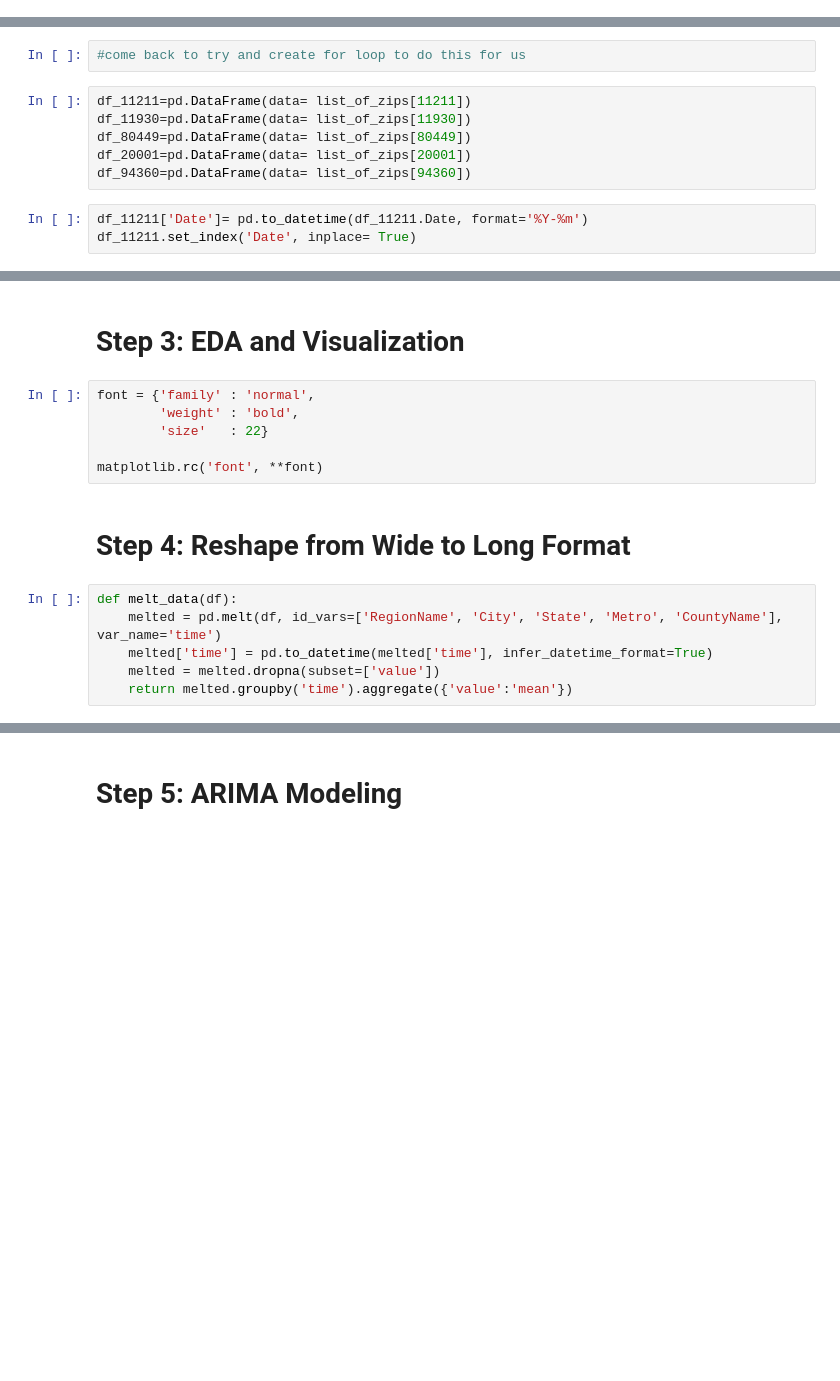
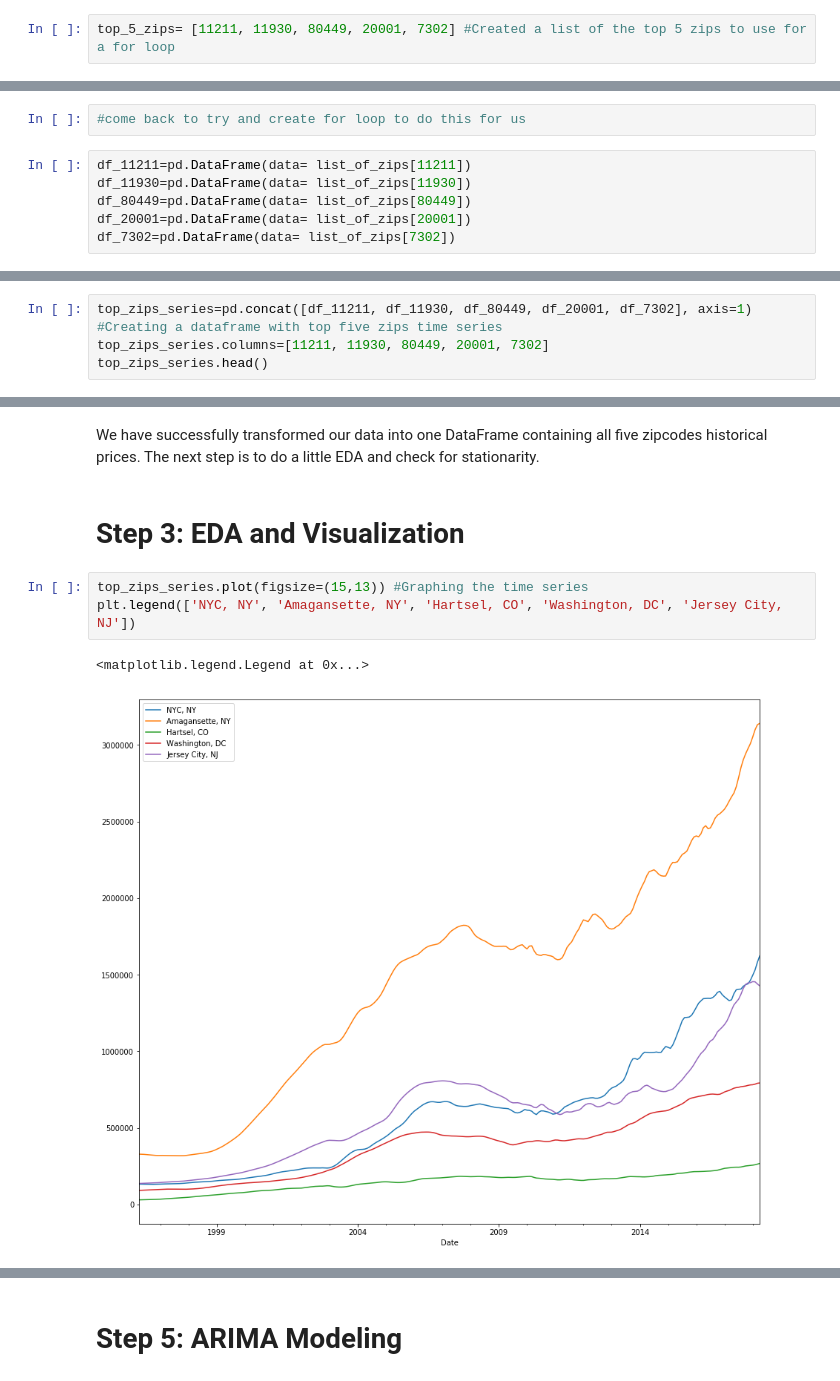
Before and after one commit to gabertooth/dsc-mod-4-project-online-ds-pt-021119, a Jupyter notebook: mod_4_starter_notebook.ipynb, the cells around one changed output, grey strips where cells are left out. Cells and saved outputs as stored; diff of their text form; blank space fills up the shorter version.

```diff
--- a/mod_4_starter_notebook.ipynb
+++ b/mod_4_starter_notebook.ipynb
@@ -109 +173,3 @@ top_5_zips= [11211, 11930, 80449, 20001, 94360]
+# %%
+top_5_zips= [11211, 11930, 80449, 20001, 7302] #Created a list of the top 5 zips to use for a for loop
 # %%
@@ -121,7 +207,4 @@ df_11211=pd.DataFrame(data= list_of_zips[11211])
 df_11930=pd.DataFrame(data= list_of_zips[11930])
 df_80449=pd.DataFrame(data= list_of_zips[80449])
 df_20001=pd.DataFrame(data= list_of_zips[20001])
-df_94360=pd.DataFrame(data= list_of_zips[94360])
+df_7302=pd.DataFrame(data= list_of_zips[7302])
-# %%
-df_11211['Date']= pd.to_datetime(df_11211.Date, format='%Y-%m')
-df_11211.set_index('Date', inplace= True)
@@ -152,0 +225,4 @@ def get_datetimes(df):
+# %%
+top_zips_series=pd.concat([df_11211, df_11930, df_80449, df_20001, df_7302], axis=1) #Creating a dataframe with top five zips time series
+top_zips_series.columns=[11211, 11930, 80449, 20001, 7302]
+top_zips_series.head()
@@ -153,16 +237,10 @@ def get_datetimes(df):
+# %% [markdown]
+We have successfully transformed our data into one DataFrame containing all five zipcodes historical prices. The next step is to do a little EDA and check for stationarity.
 # %% [markdown]
 # Step 3: EDA and Visualization
-# %%
-font = {'family' : 'normal',
-        'weight' : 'bold',
-        'size'   : 22}
-
-matplotlib.rc('font', **font)
-# %% [markdown]
-# Step 4: Reshape from Wide to Long Format
-# %%
-def melt_data(df):
-    melted = pd.melt(df, id_vars=['RegionName', 'City', 'State', 'Metro', 'CountyName'], var_name='time')
-    melted['time'] = pd.to_datetime(melted['time'], infer_datetime_format=True)
-    melted = melted.dropna(subset=['value'])
-    return melted.groupby('time').aggregate({'value':'mean'})
+# %%
+top_zips_series.plot(figsize=(15,13)) #Graphing the time series
+plt.legend(['NYC, NY', 'Amagansette, NY', 'Hartsel, CO', 'Washington, DC', 'Jersey City, NJ'])
+# %% [output]
+<matplotlib.legend.Legend at 0x...>
+[figure, added]
```
Also changed, not shown: parts of 83 cells of this notebook, 1 other file.
